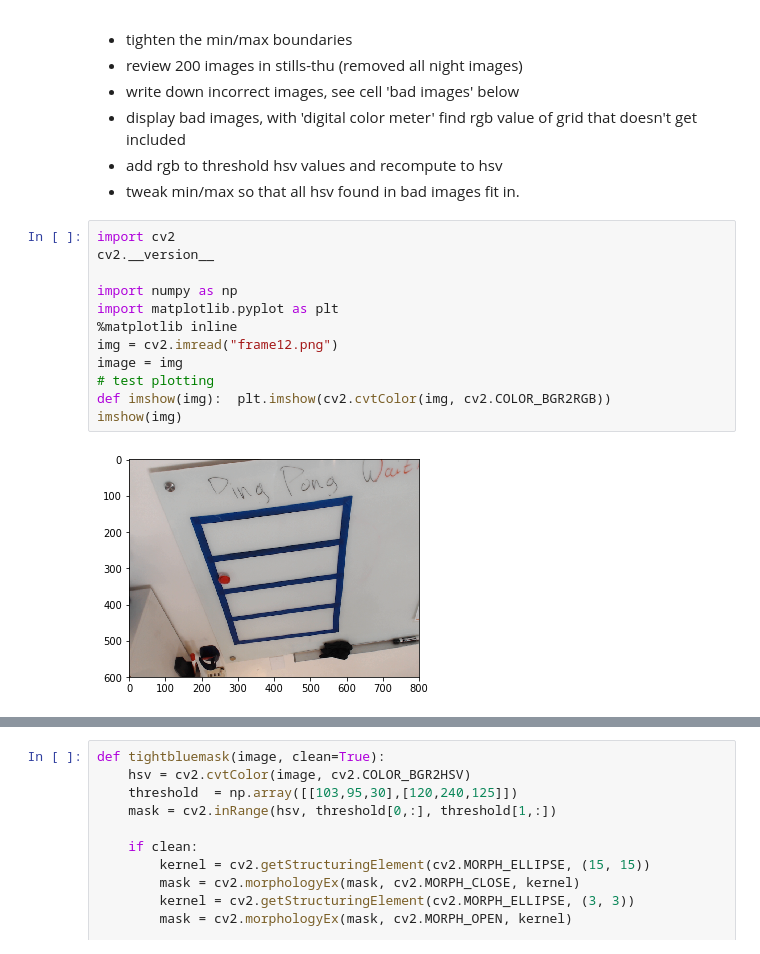
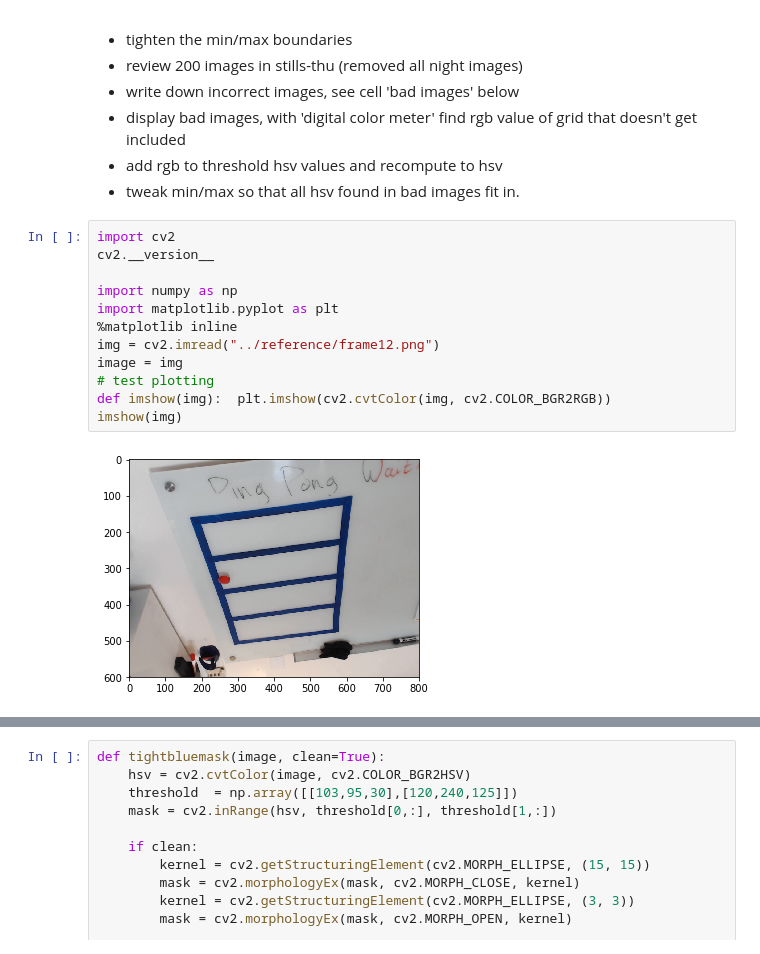
Before and after one commit to dirkjot/pingpongcam, a Jupyter notebook: opencv/thresholding.ipynb, the cells around one changed output, grey strips where cells are left out. Saved outputs shown, nothing was run; the diff lists cells and outputs as text.

Commit message:
Small fixes to thresholding, adding reference images

```diff
--- a/opencv/thresholding.ipynb
+++ b/opencv/thresholding.ipynb
@@ -11,17 +11,17 @@ method:
 # %%
 import cv2
 cv2.__version__
 
 import numpy as np
 import matplotlib.pyplot as plt
 %matplotlib inline
-img = cv2.imread("frame12.png")
+img = cv2.imread("../reference/frame12.png")
 image = img
 # test plotting
 def imshow(img):  plt.imshow(cv2.cvtColor(img, cv2.COLOR_BGR2RGB))
 imshow(img)
 # %% [output]
-[figure, old version]
+[figure, new version]
 # %%
 # threshold HSV image
 # valid blue values measured of an image (use Digital Color Meter)
```
Also changed, not shown: parts of 5 cells of this notebook, 20 other files.
